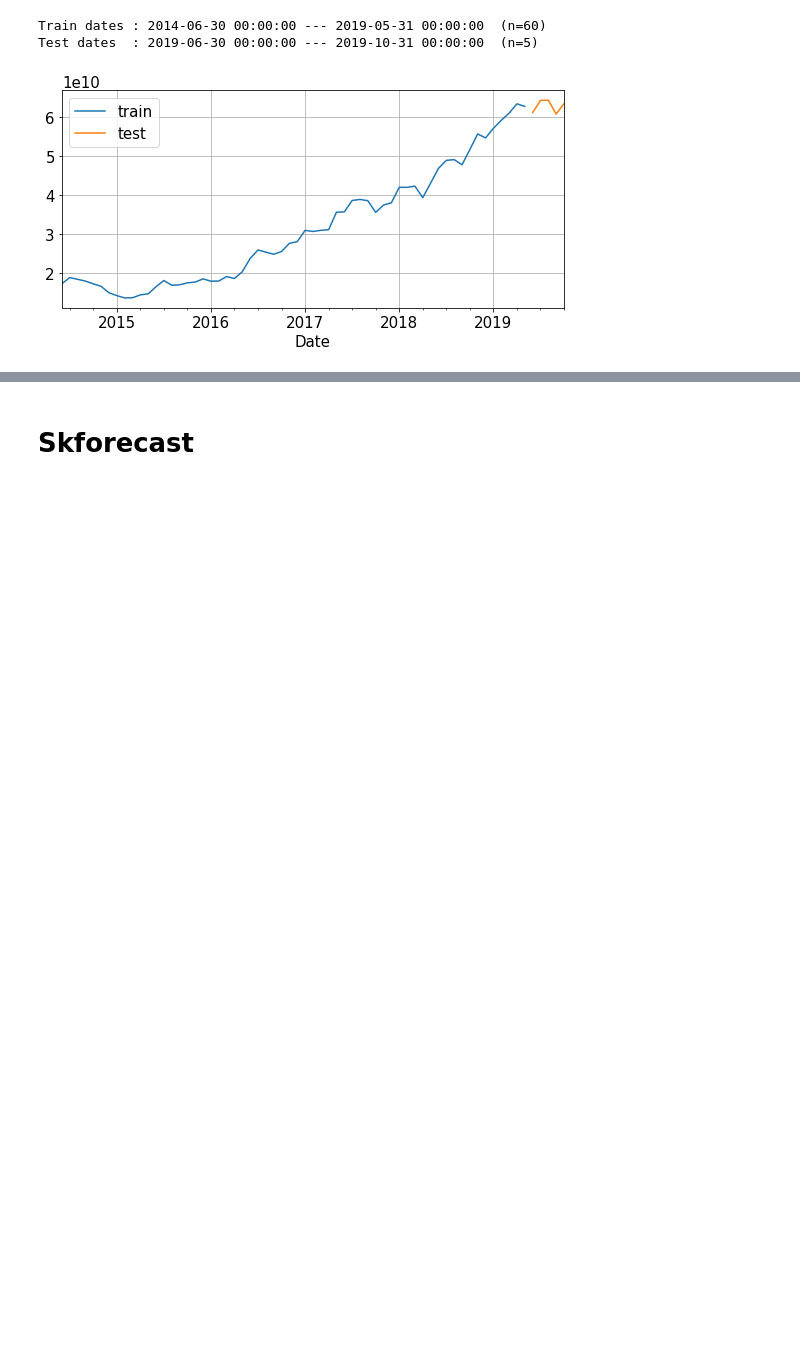
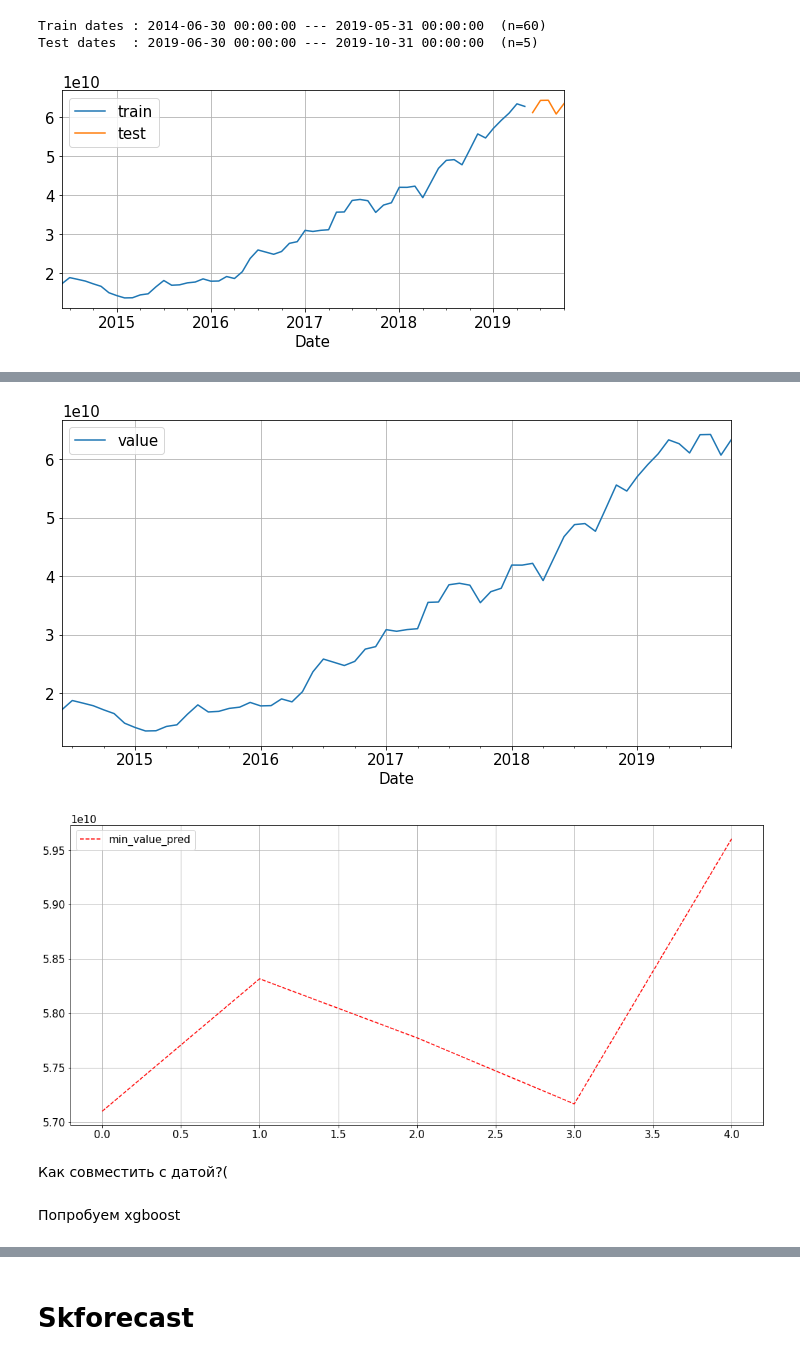
Before and after one commit to NickPavlovskii/sber, a Jupyter notebook: sber_prediction_v2.ipynb, the cells around one changed output, grey strips where cells are left out. Saved outputs shown, nothing was run; the diff lists cells and outputs as text; code cells hidden in the pictures; blank space fills up the shorter version.

```diff
--- a/sber_prediction_v2.ipynb
+++ b/sber_prediction_v2.ipynb
@@ -631,0 +696,15 @@ Test dates  : 2019-06-30 00:00:00 --- 2019-10-31 00:00:00  (n=5)
+# %%
+scaler = StandardScaler()
+scaler.fit(df_min )
+scaled_df = scaler.transform(df_min)
+# %%
+model = LinearRegression()
+model.fit(X_train, y_train)
+
+importance = model.coef_
+# %%
+model = LinearRegression()
+model.fit(X_train, y_train)
+importance = model.coef_
+sorted(list(zip(X_train.columns, importance)),
+       key=lambda x: abs(x[1]))
@@ -631,0 +752,5 @@ Test dates  : 2019-06-30 00:00:00 --- 2019-10-31 00:00:00  (n=5)
+# %%
+for_sub = pd.DataFrame(model.predict(X_test))
+for_sub = for_sub.rename({0:'min_value_pred'}, axis=1)
+
+for_sub.min_value_pred = for_sub.min_value_pred.round().astype('int')
@@ -631,0 +776,10 @@ Test dates  : 2019-06-30 00:00:00 --- 2019-10-31 00:00:00  (n=5)
+# %%
+df_min.plot(figsize=(12,6))
+for_sub.plot(style='r--');
+# %% [output]
+[figure, added]
+[figure, added]
+# %% [markdown]
+Как совместить с датой?(
+# %% [markdown]
+Попробуем xgboost
```
Also changed, not shown: parts of 31 cells of this notebook.
